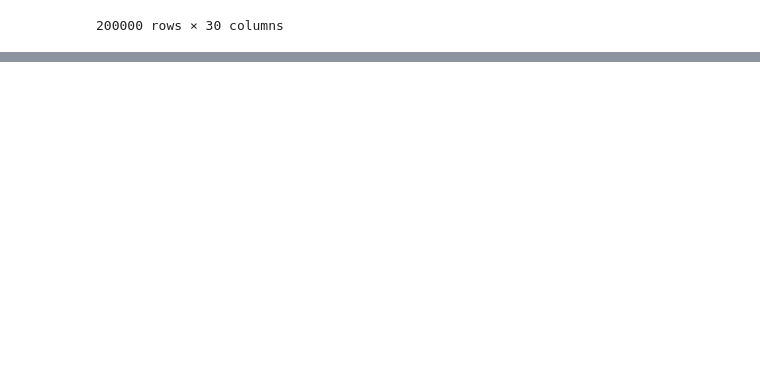
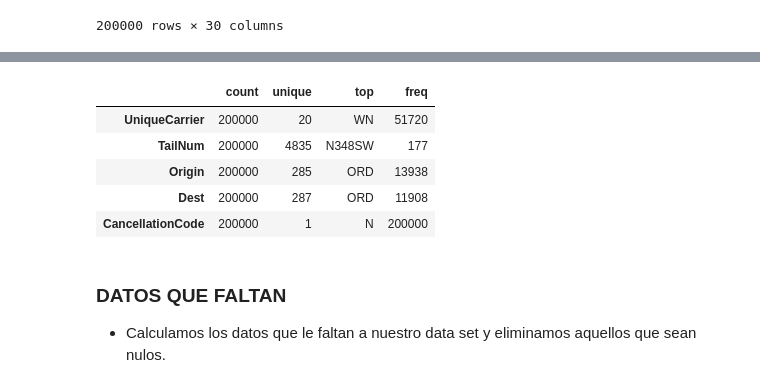
Before and after one commit to analopez-datascience/estructures_Dataframe, a Jupyter notebook: Sprint 3 - Ana Belén López Tasca M3 T02.ipynb, the cells around one changed output, grey strips where cells are left out. Saved outputs shown, nothing was run; the diff lists cells and outputs as text; code cells hidden in the pictures; blank space fills up the shorter version.

```diff
--- a/Sprint 3 - Ana Belén López Tasca M3 T02.ipynb
+++ b/Sprint 3 - Ana Belén López Tasca M3 T02.ipynb
@@ -51,0 +234,3 @@ dataset
+# %%
+dataset.drop(['Year'], axis=1, inplace=True)
+dataset.columns
@@ -51,0 +275,13 @@ dataset
+# %%
+dataset.describe(include = ['O']).T
+# %% [output]
+|  | count | unique | top | freq |
+| UniqueCarrier | 200000 | 20 | WN | 51720 |
+| TailNum | 200000 | 4835 | N348SW | 177 |
+| Origin | 200000 | 285 | ORD | 13938 |
+| Dest | 200000 | 287 | ORD | 11908 |
+| CancellationCode | 200000 | 1 | N | 200000 |
+# %% [markdown]
+### DATOS QUE FALTAN
+
+* Calculamos los datos que le faltan a nuestro data set y eliminamos aquellos que sean nulos.
```
Also changed, not shown: parts of 35 cells of this notebook, 1 other file.
